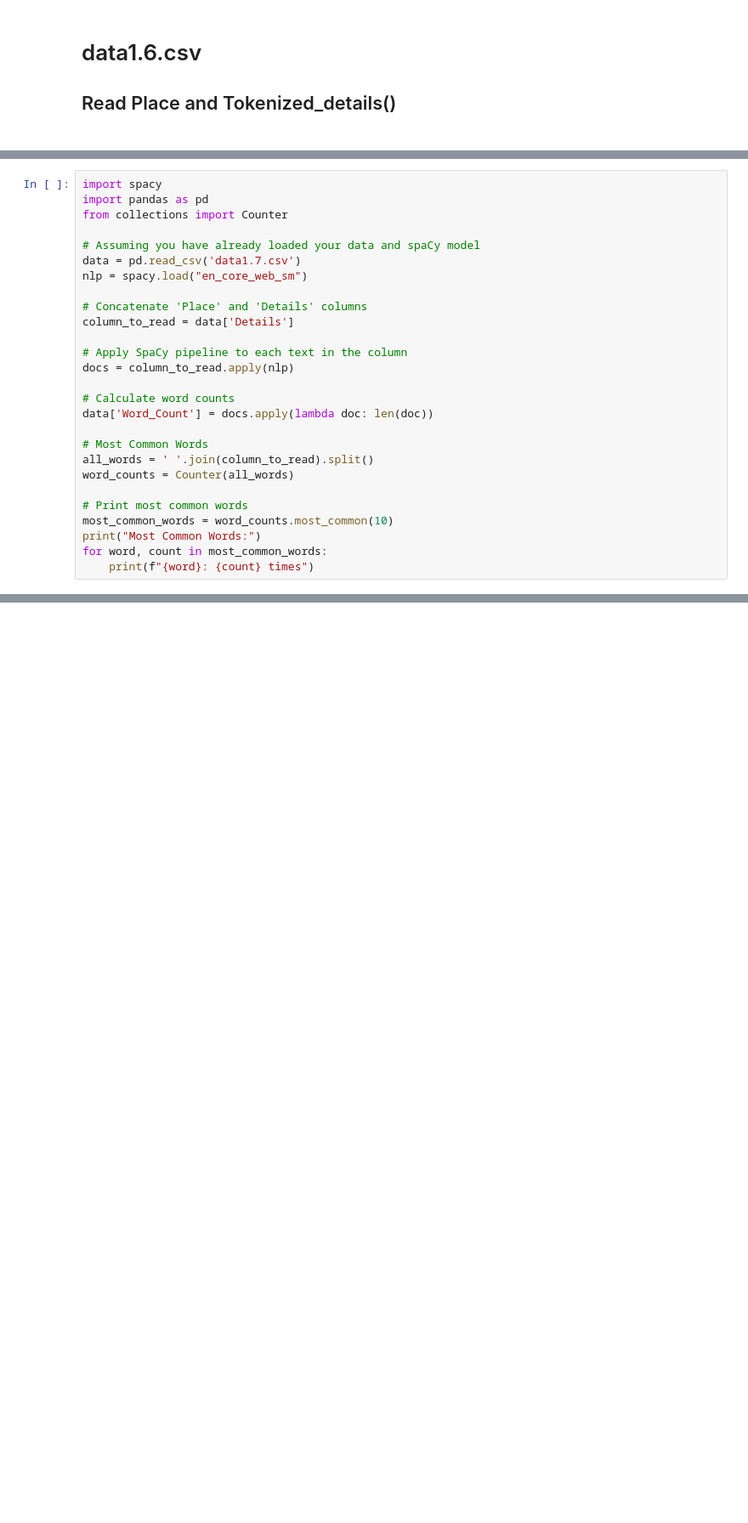
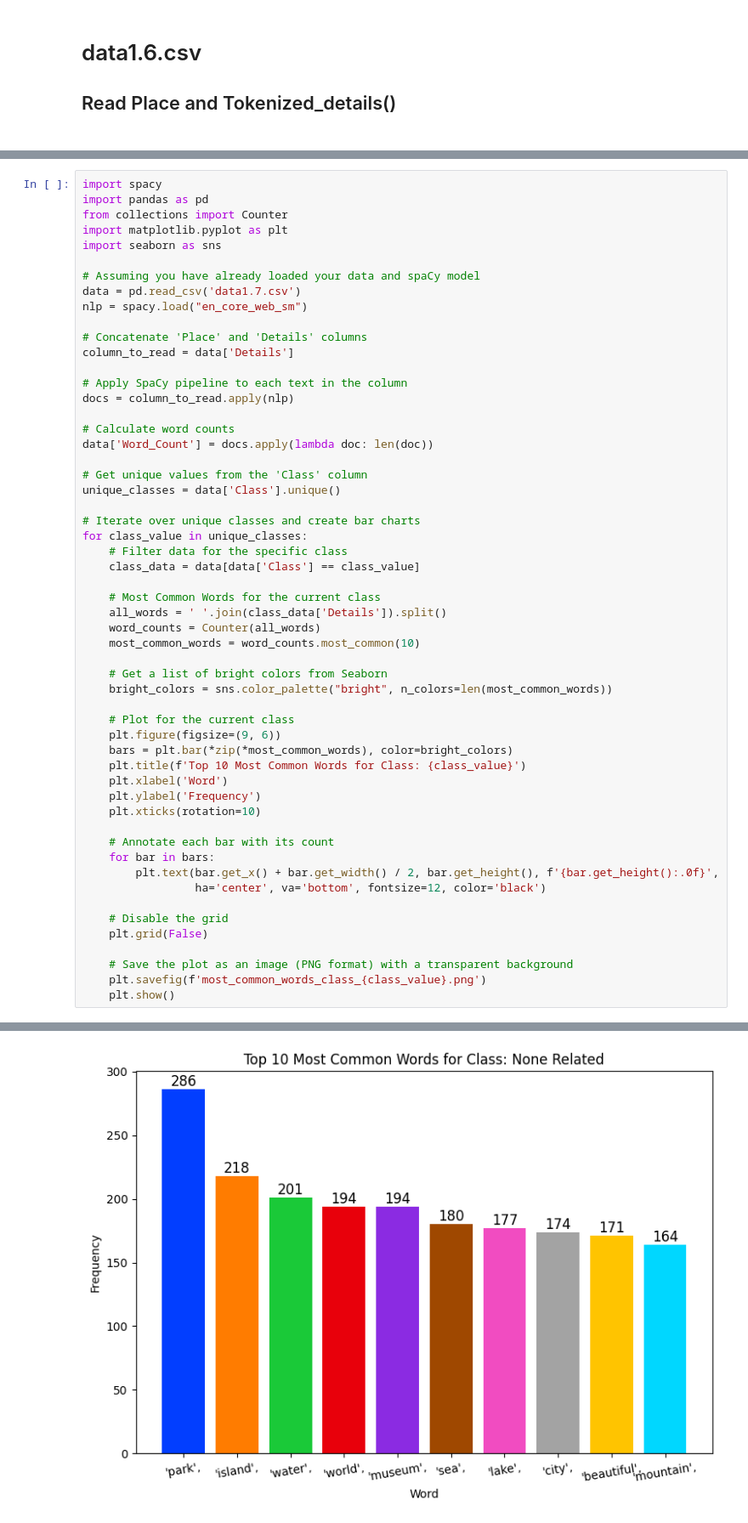
Before and after one commit to NikIrfann/FYP-Text-Classification, a Jupyter notebook: Data Cleaning/CleanData.ipynb, the cells around one changed output, grey strips where cells are left out. Shown at 85% size. Cells and saved outputs as stored; diff of their text form; blank space fills up the shorter version.

```diff
--- a/Data Cleaning/CleanData.ipynb
+++ b/Data Cleaning/CleanData.ipynb
@@ -187,6 +244,8 @@ plt.show()
 import spacy
 import pandas as pd
 from collections import Counter
+import matplotlib.pyplot as plt
+import seaborn as sns
 
 # Assuming you have already loaded your data and spaCy model
 data = pd.read_csv('data1.7.csv')
@@ -201,13 +260,39 @@ docs = column_to_read.apply(nlp)
 # Calculate word counts
 data['Word_Count'] = docs.apply(lambda doc: len(doc))
 
-# Most Common Words
-all_words = ' '.join(column_to_read).split()
-word_counts = Counter(all_words)
+# Get unique values from the 'Class' column
+unique_classes = data['Class'].unique()
 
-# Print most common words
-most_common_words = word_counts.most_common(10)
-print("Most Common Words:")
-for word, count in most_common_words:
-    print(f"{word}: {count} times")
+# Iterate over unique classes and create bar charts
+for class_value in unique_classes:
+    # Filter data for the specific class
+    class_data = data[data['Class'] == class_value]
+
+    # Most Common Words for the current class
+    all_words = ' '.join(class_data['Details']).split()
+    word_counts = Counter(all_words)
+    most_common_words = word_counts.most_common(10)
+
+    # Get a list of bright colors from Seaborn
+    bright_colors = sns.color_palette("bright", n_colors=len(most_common_words))
+
+    # Plot for the current class
+    plt.figure(figsize=(9, 6))
+    bars = plt.bar(*zip(*most_common_words), color=bright_colors)
+    plt.title(f'Top 10 Most Common Words for Class: {class_value}')
+    plt.xlabel('Word')
+    plt.ylabel('Frequency')
+    plt.xticks(rotation=10)
+
+    # Annotate each bar with its count
+    for bar in bars:
+        plt.text(bar.get_x() + bar.get_width() / 2, bar.get_height(), f'{bar.get_height():.0f}',
+                 ha='center', va='bottom', fontsize=12, color='black')
+
+    # Disable the grid
+    plt.grid(False)
+
+    # Save the plot as an image (PNG format) with a transparent background
+    plt.savefig(f'most_common_words_class_{class_value}.png')
+    plt.show()
 # %% [output]
@@ -224,0 +299 @@ Most Common Words:
+[figure, added]
```
Also changed, not shown: parts of 16 cells of this notebook.
